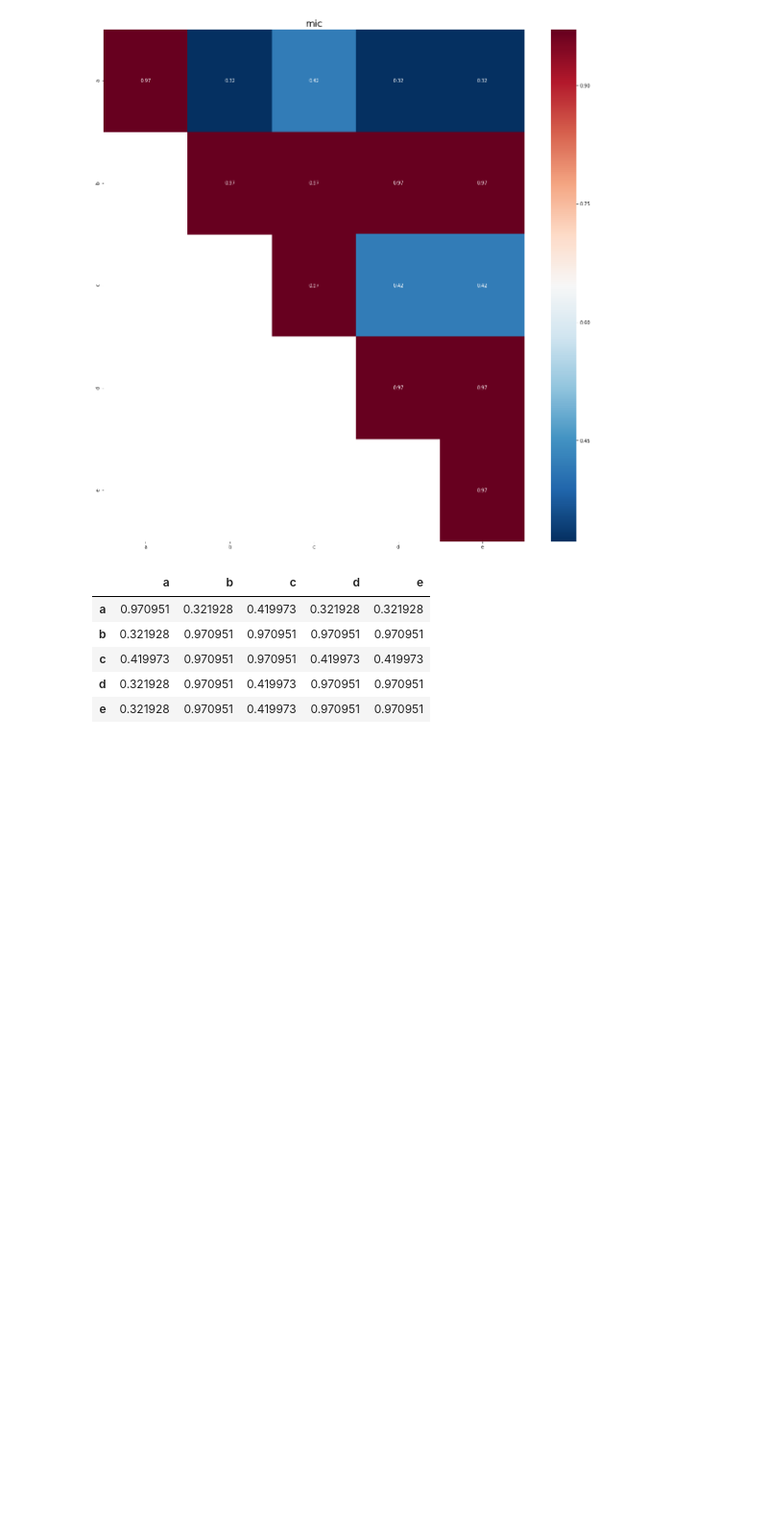
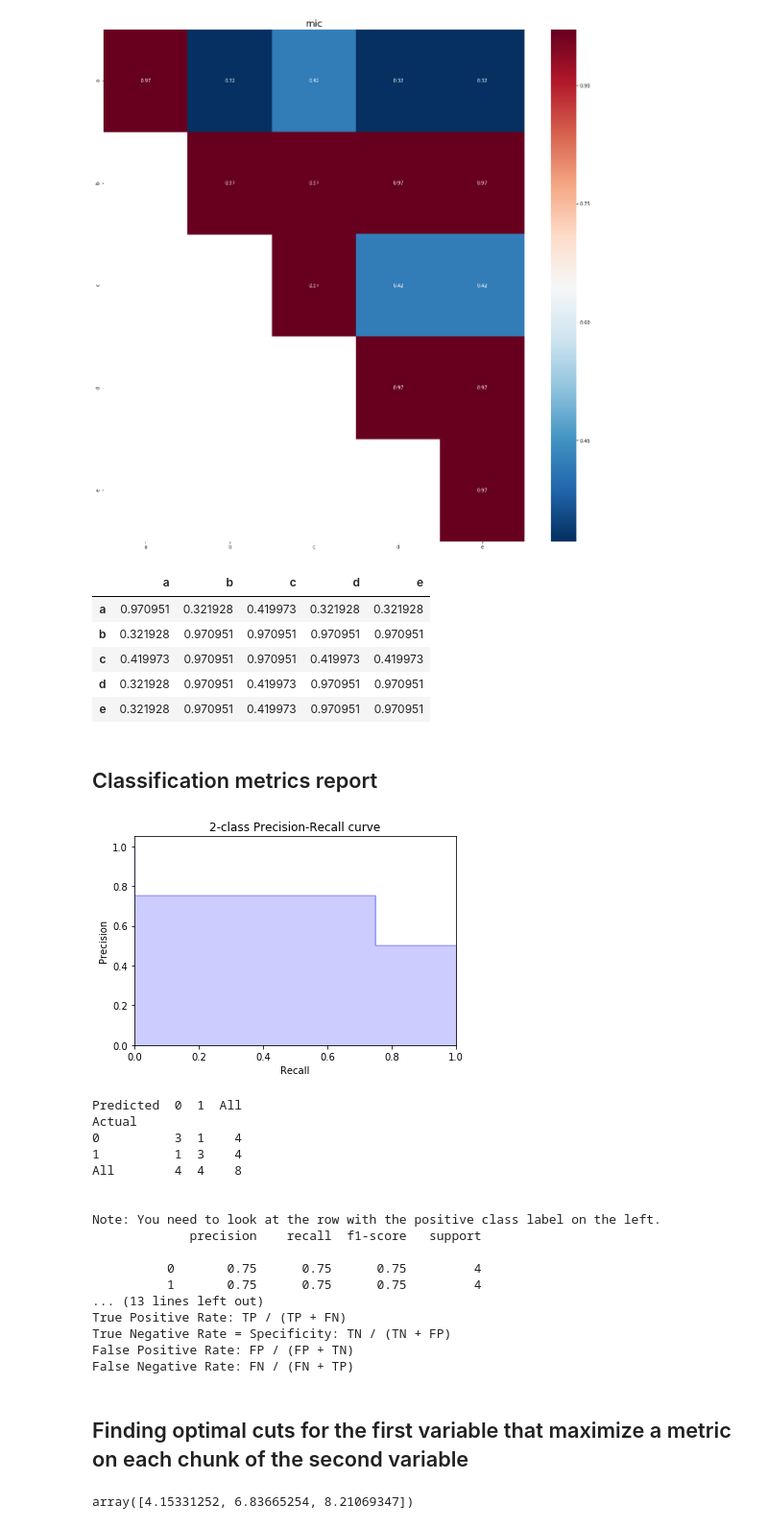
Before and after one commit to jvicentem/analysis-utils, a Jupyter notebook: eda_utils examples.ipynb, the cells around one changed output. Shown: that part at 96% size. Cells and saved outputs as stored; diff of their text form; code cells hidden in the pictures; blank space fills up the shorter version.

Commit message:
Added several metrics on classification report and added examples on the notebook

```diff
--- a/eda_utils examples.ipynb
+++ b/eda_utils examples.ipynb
@@ -37,3 +39,5 @@ eda.correlation_plot(df, method = 'mic')
 | c | 0.419973 | 0.970951 | 0.970951 | 0.419973 | 0.419973 |
 | d | 0.321928 | 0.970951 | 0.419973 | 0.970951 | 0.970951 |
 | e | 0.321928 | 0.970951 | 0.419973 | 0.970951 | 0.970951 |
+# %% [markdown]
+## Classification metrics report
@@ -39,0 +46,26 @@ eda.correlation_plot(df, method = 'mic')
+# %%
+predicted = np.array([0, 0, 0, 0, 1, 1, 1, 1])
+actual = np.array([0, 0, 1, 0, 1, 1, 0, 1])
+# %%
+cau.full_binary_clasification_report(actual, predicted)
+# %% [output]
+[figure, added]
+Predicted  0  1  All
+Actual
+0          3  1    4
+1          1  3    4
+All        4  4    8
+
+
+Note: You need to look at the row with the positive class label on the left.
+             precision    recall  f1-score   support
+
+          0       0.75      0.75      0.75         4
+          1       0.75      0.75      0.75         4
+... (13 lines left out)
+True Positive Rate: TP / (TP + FN)
+True Negative Rate = Specificity: TN / (TN + FP)
+False Positive Rate: FP / (FP + TN)
+False Negative Rate: FN / (FN + TP)
+# %% [markdown]
+## Finding optimal cuts for the first variable that maximize a metric on each chunk of the second variable
@@ -39,0 +74,7 @@ eda.correlation_plot(df, method = 'mic')
+# %%
+vu.calculate_optimal_cuts(np.array([3, 4, 5, 6, 7, 8, 9, 10]),
+                          np.array([0, 0, 10, 10, 50, 50, 100, 100]),
+                          maximize='median_diff',
+                          n_parts = 4)
+# %% [output]
+array([4.15331252, 6.83665254, 8.21069347])
```
Also changed, not shown: parts of 3 cells of this notebook, 1 other file.
